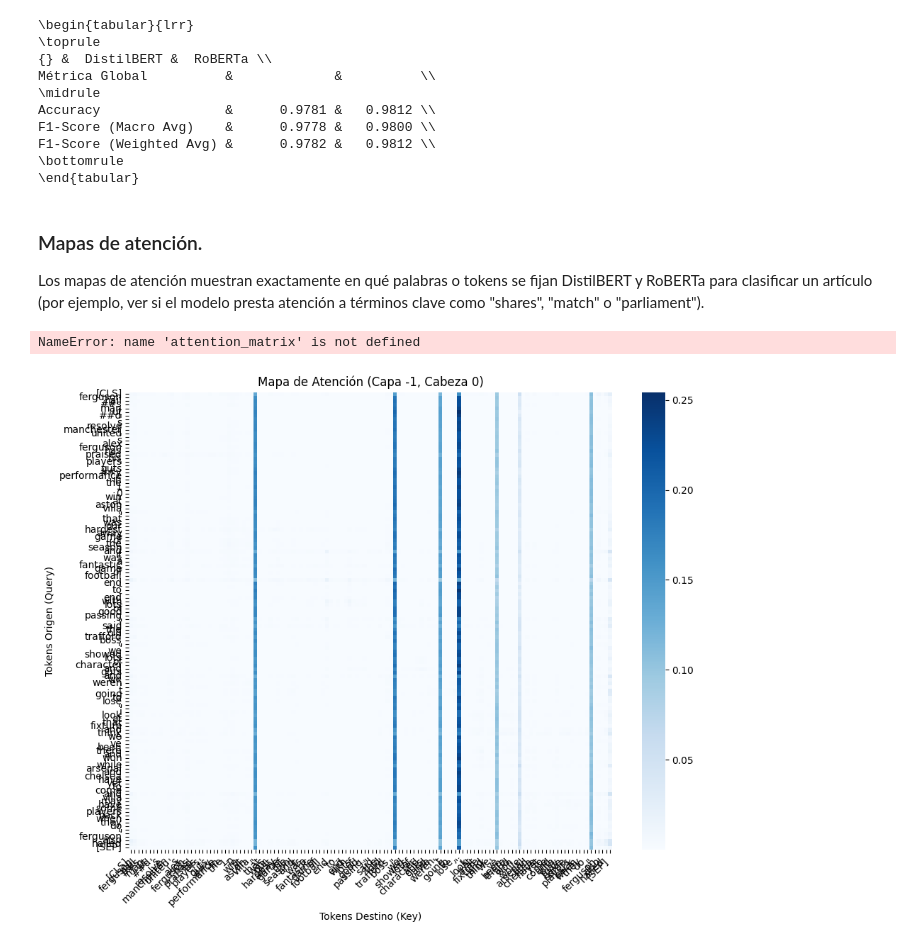
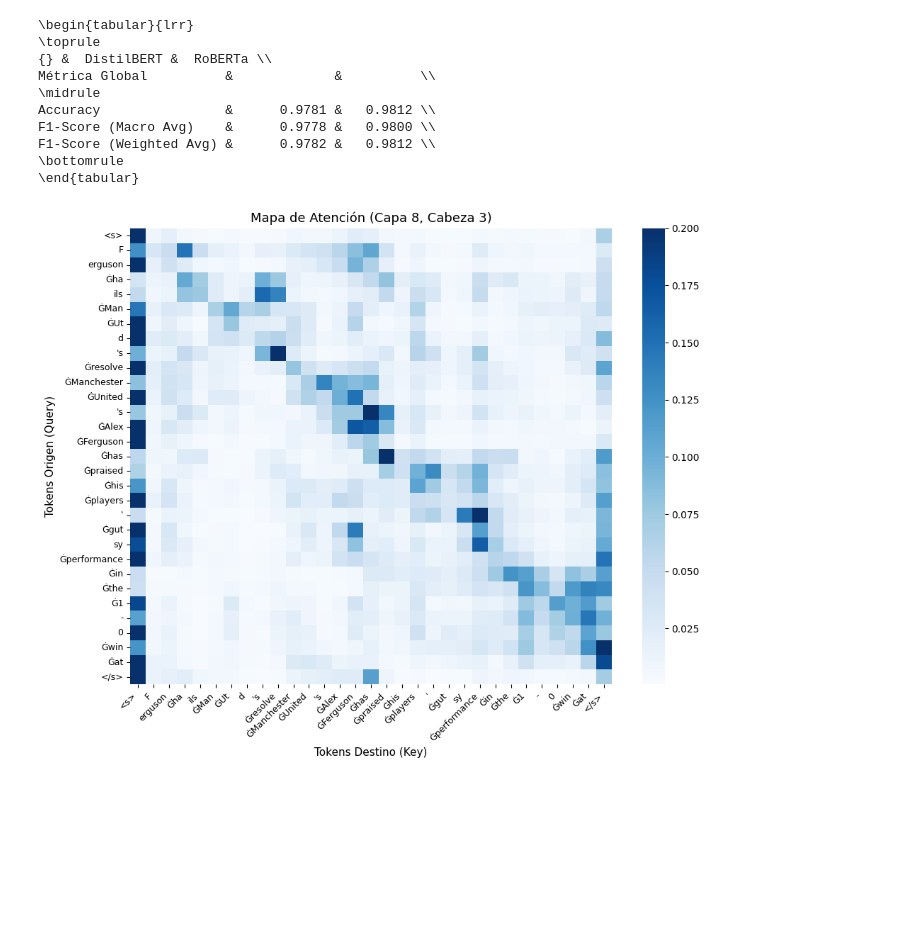
Before and after one commit to margomeza16/deep_leraning, a Jupyter notebook: miniproyecto3_transformers.ipynb, the cells around one changed output. Saved outputs shown, nothing was run; the diff lists cells and outputs as text; code cells hidden in the pictures; blank space fills up the shorter version.

```diff
--- a/miniproyecto3_transformers.ipynb
+++ b/miniproyecto3_transformers.ipynb
@@ -947,0 +926,37 @@ Aunque opera a nivel de optimización, la combinación de la capa lineal con la
+# %%
+def plot_attention_head(model, tokenizer, text, device, layer_idx=-1, head_idx=0):
+    """
+    Función para extraer y graficar el mapa de atención de una cabeza y capa específica.
+    """
+    # 1. Tokenizar el texto y enviarlo al dispositivo (CPU/GPU)
+    inputs = tokenizer(text, return_tensors="pt").to(device)
+
+    # 2. Ejecutar el modelo pidiendo explícitamente que devuelva las atenciones
+    model.eval()
+    with torch.no_grad():
+        outputs = model(**inputs, output_attentions=True)
+
+    # 3. Obtener la tupla de atenciones de todas las capas
+    attentions = outputs.attentions  # Forma: (capas, batch, cabezas, seq_len, seq_len)
+
+    # 4. Seleccionar la capa y la cabeza deseadas (tomando el batch 0)
+    attention_matrix = attentions[layer_idx][0, head_idx].detach().cpu().numpy()
+
+    # 5. Obtener los tokens reales para las etiquetas de los ejes
+    tokens = tokenizer.convert_ids_to_tokens(inputs["input_ids"][0])
+
+    # 6. Graficar con Seaborn Heatmap con formato académico
+    plt.figure(figsize=(10, 8))
+    ax = sns.heatmap(attention_matrix, cmap="Blues", xticklabels=tokens, yticklabels=tokens, vmax=0.2, cbar=True)
+
+    # Ajustar rotación y tamaño de las etiquetas para evitar superposición
+    plt.xticks(rotation=45, ha='right', fontsize=9)
+    plt.yticks(fontsize=9)
+
+    plt.xlabel("Tokens Destino (Key)", fontsize=11)
+    plt.ylabel("Tokens Origen (Query)", fontsize=11)
+    plt.title(f"Mapa de Atención (Capa {layer_idx}, Cabeza {head_idx})", fontsize=13)
+
+    plt.tight_layout()
+    plt.savefig("atencion_modelo_limpia.png", dpi=300, bbox_inches='tight')
+    plt.show()
@@ -1424,38 +1468,22 @@ F1-Score (Macro Avg)    &      0.9778 &   0.9800 \\
 F1-Score (Weighted Avg) &      0.9782 &   0.9812 \\
 \bottomrule
 \end{tabular}
-# %% [markdown]
-### Mapas de atención.
-
-Los mapas de atención muestran exactamente en qué palabras o tokens se fijan DistilBERT y RoBERTa para clasificar un artículo (por ejemplo, ver si el modelo presta atención a términos clave como "shares", "match" o "parliament").
 # %%
 # Supongamos que el índice del caso a analizar es el 1552
 indice_elegido = 0  # o idx_correct
 
 # 1. Extraer el texto limpio de la columna 'text'
 ejemplo_texto = str(X_test['text'].iloc[indice_elegido])
 # Tomar solo los primeros 20 tokens de la frase para la visualización
 ejemplo_texto_corto = " ".join(ejemplo_texto.split()[:20])
 # 2. Pasarlo directamente a la función de atención de RoBERTa
 plot_attention_head(
     model=roberta_model,
     tokenizer=roberta_tokenizer,
     text=ejemplo_texto_corto,
     device=device,
-    layer_idx=-1,  # Última capa
-    head_idx=0     # Primera cabeza de atención (se puede probar con 0, 1, 2...)
+    layer_idx=8,  # Última capa
+    head_idx=3     # Primera cabeza de atención (se puede probar con 0, 1, 2...)
 )
 # %% [output]
-NameError: name 'attention_matrix' is not defined
+[figure, added]
-# %%
-# Función de atención DistilBERT
-plot_attention_head(
-    model=model,
-    tokenizer=tokenizer,
-    text=ejemplo_texto,
-    device=device,
-    layer_idx=-1,  # Última capa
-    head_idx=0     # Primera cabeza de atención (se puede probar con 0, 1, 2...)
-)
-# %% [output]
-[figure, old version]
```
Also changed, not shown: parts of 10 cells of this notebook.
